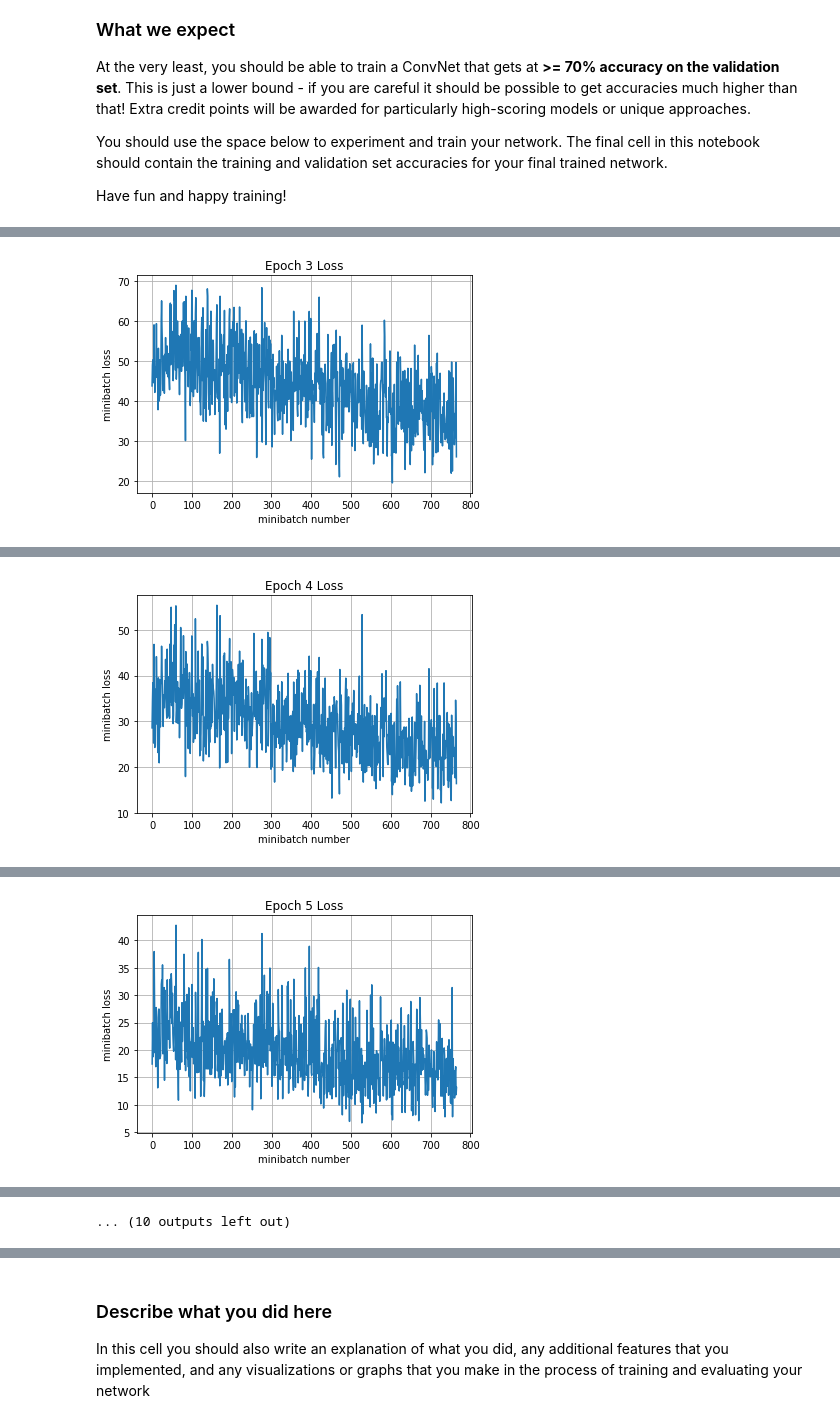
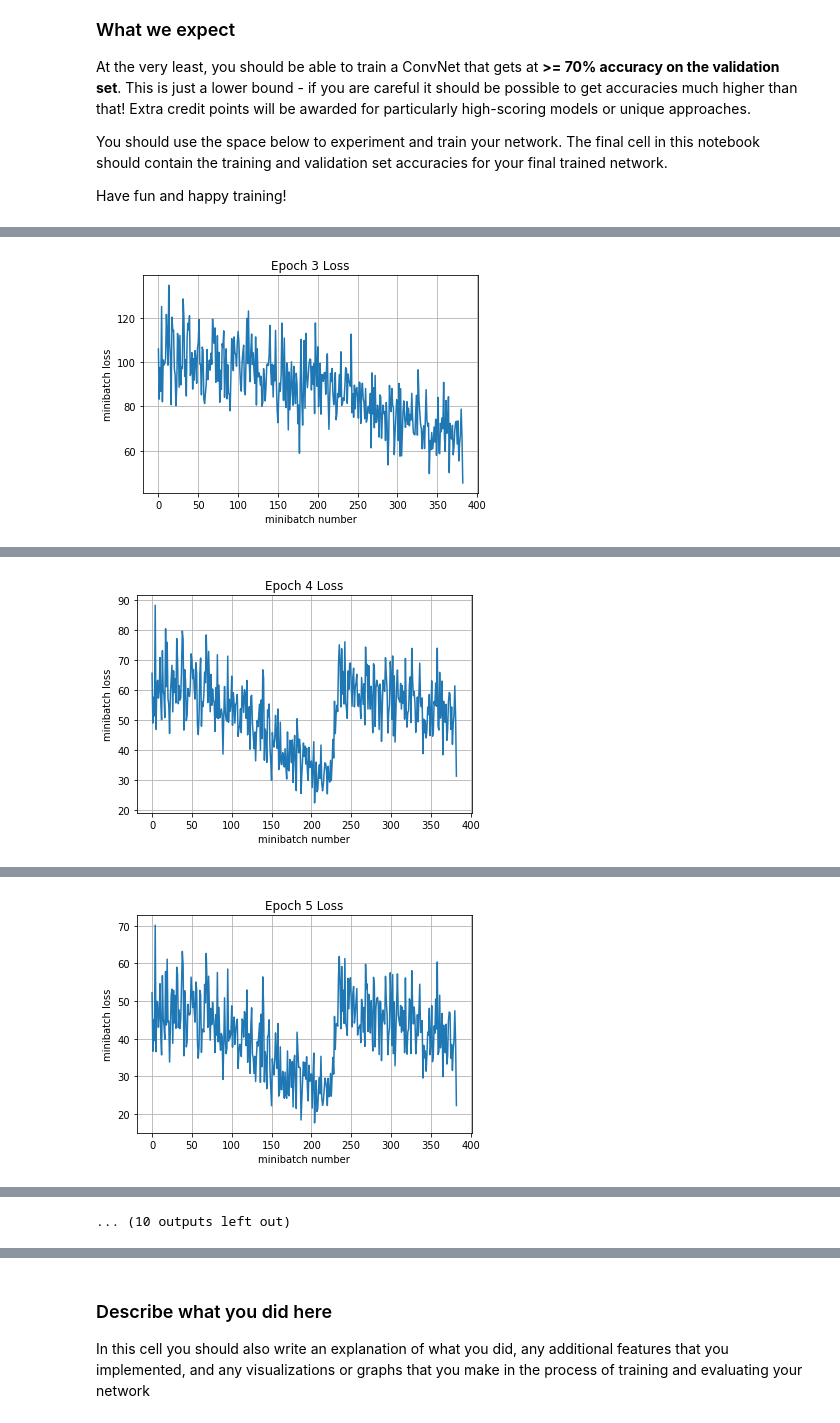
Before and after one commit to kandluis/cs231n, a Jupyter notebook: assignment2/TensorFlow.ipynb, the cells around one changed output, grey strips where cells are left out. Drawn from its saved outputs; the diff is of its cells as text; code cells hidden in the pictures.

Commit message:
Improved TF model by 4%

```diff
--- a/assignment2/TensorFlow.ipynb
+++ b/assignment2/TensorFlow.ipynb
@@ -596,12 +596,18 @@ y_out = my_model(X,y,is_training)
 cross_entropy_loss = tf.losses.softmax_cross_entropy(
     onehot_labels=tf.one_hot(y,10), logits=y_out)
 mean_loss = tf.reduce_mean(cross_entropy_loss)
-optimizer = tf.train.AdamOptimizer(1e-3) # select optimizer and set learning rate
+global_step = tf.Variable(0, trainable=False)
+starter_learning_rate = 1e-3
+learning_rate = tf.train.exponential_decay(starter_learning_rate, global_step,
+                                           1000, 0.1, staircase=True)
+optimizer = tf.train.AdamOptimizer(learning_rate) # select optimizer and set learning rate
+
 
 
 extra_update_ops = tf.get_collection(tf.GraphKeys.UPDATE_OPS)
 with tf.control_dependencies(extra_update_ops):
-    train_step = optimizer.minimize(mean_loss)
+    # Passing global_step to minimize() will increment it at each step.
+    train_step = optimizer.minimize(mean_loss, global_step=global_step)
 # %%
 # Feel free to play with this cell
 # This default code creates a session
@@ -611,7 +617,7 @@ sess = tf.Session()
 
 sess.run(tf.global_variables_initializer())
 print('Training')
-run_model(sess,y_out,mean_loss,X_train,y_train,10,64,100,train_step,True)
+run_model(sess,y_out,mean_loss,X_train,y_train,10,128,100,train_step,True)
 print('Validation')
 run_model(sess,y_out,mean_loss,X_val,y_val,1,64)
 # %% [output]
@@ -647 +642 @@ Epoch 3, Overall loss = 0.686 and accuracy of 0.759
-[figure, old version]
+[figure, new version]
@@ -657 +648 @@ Epoch 4, Overall loss = 0.466 and accuracy of 0.838
-[figure, old version]
+[figure, new version]
@@ -667 +654 @@ Epoch 5, Overall loss = 0.307 and accuracy of 0.893
-[figure, old version]
+[figure, new version]
```
Also changed, not shown: parts of 8 cells of this notebook.
